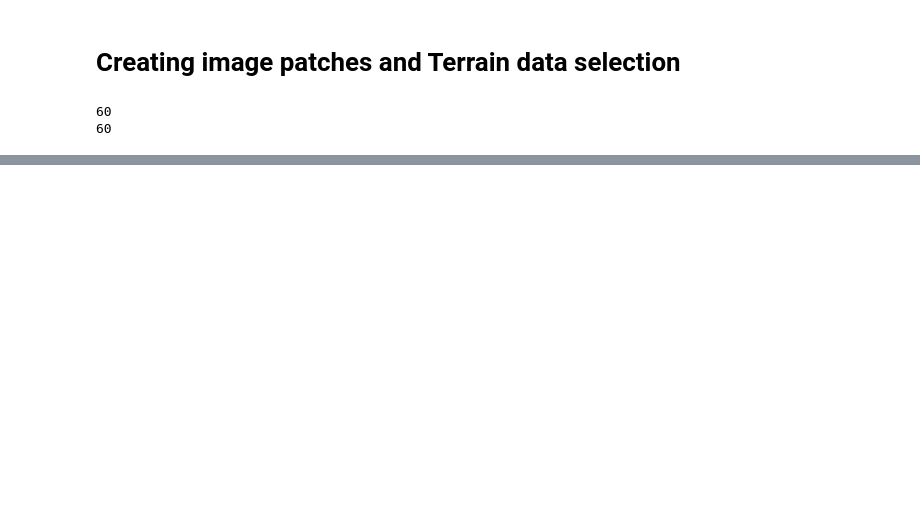
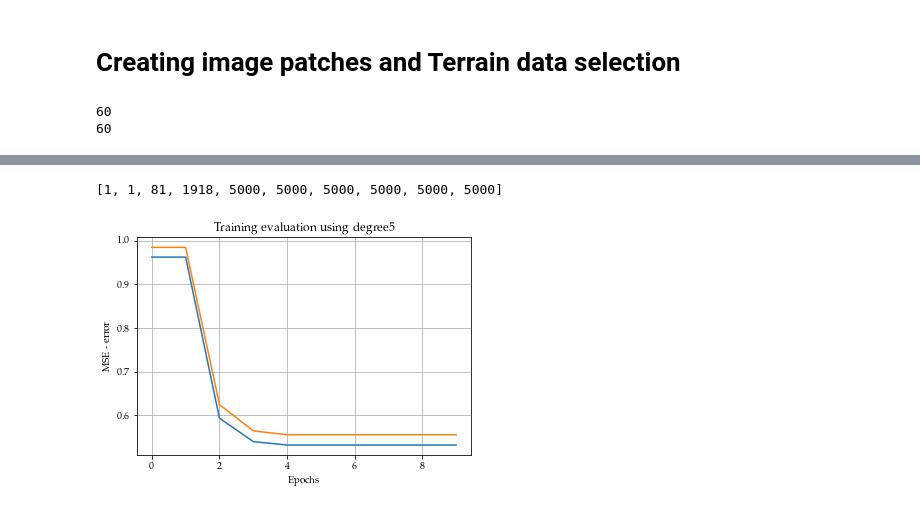
Before and after one commit to AndreasBordvik/FYS-STK4155-Prj2_report, a Jupyter notebook: code/EX1.ipynb, the cells around one changed output, grey strips where cells are left out. Saved outputs shown, nothing was run; the diff lists cells and outputs as text; code cells hidden in the pictures; blank space fills up the shorter version.

```diff
--- a/code/EX1.ipynb
+++ b/code/EX1.ipynb
@@ -104,35 +101,3 @@ z_flat = z.ravel(); z_flat = z_flat.reshape(-1,1)
 # %% [output]
 60
 60
-# %%
-diffList = []
-epochsList = []
-accuracyList = []
-bestAcc = float('inf')
-bestDiff = 0
-for i in range(1,nbOfDiffs + 1):
-    precission = eval(f"1e-{i}")
-    diffList.append(precission)
-
-    e = clf.fit(X_train,
-                t_train,
-                gamma = gamma,
-                epochs = nbOfEpochs,
-                diff = precission,
-                scaledata=scale,
-                scaletype="normalized")
-    epochsList.append(e)
-
-    accuracy = clf.accuracy(X_train, t_train)
-    accuracyList.append(accuracy)
-
-bestIdx = np.argmax(np.asarray(accuracyList))
-bestAcc = accuracyList[bestIdx]
-bestDiff = diffList[bestIdx]
-epocsOfBest = epochsList[bestIdx]
-
-table = pd.DataFrame(columns=['Accuracy','Epochs','Diff', 'Gamma'])
-table['Accuracy'] = accuracyList
-table['Epochs'] = epochsList
-table['Diff'] = diffList
-table['Gamma'] = gamma
@@ -138,0 +145,16 @@ table['Gamma'] = gamma
+# %%
+train_loss = np.array(train_loss)
+test_loss = np.array(test_loss)
+x_plot = np.arange(train_loss.shape[0])
+
+plt.figure()
+plt.plot(x_plot, train_loss, label="Train MSE")
+plt.plot(x_plot, test_loss, label="Test MSE")
+plt.title(f"Training evaluation using degree{degree}")
+plt.xlabel("Epochs")
+plt.ylabel("MSE - error")
+plt.grid()
+print(trained_epochs_per_diff)
+# %% [output]
+[1, 1, 81, 1918, 5000, 5000, 5000, 5000, 5000, 5000]
+[figure, added]
```
Also changed, not shown: parts of 3 cells of this notebook, 1 other file.
